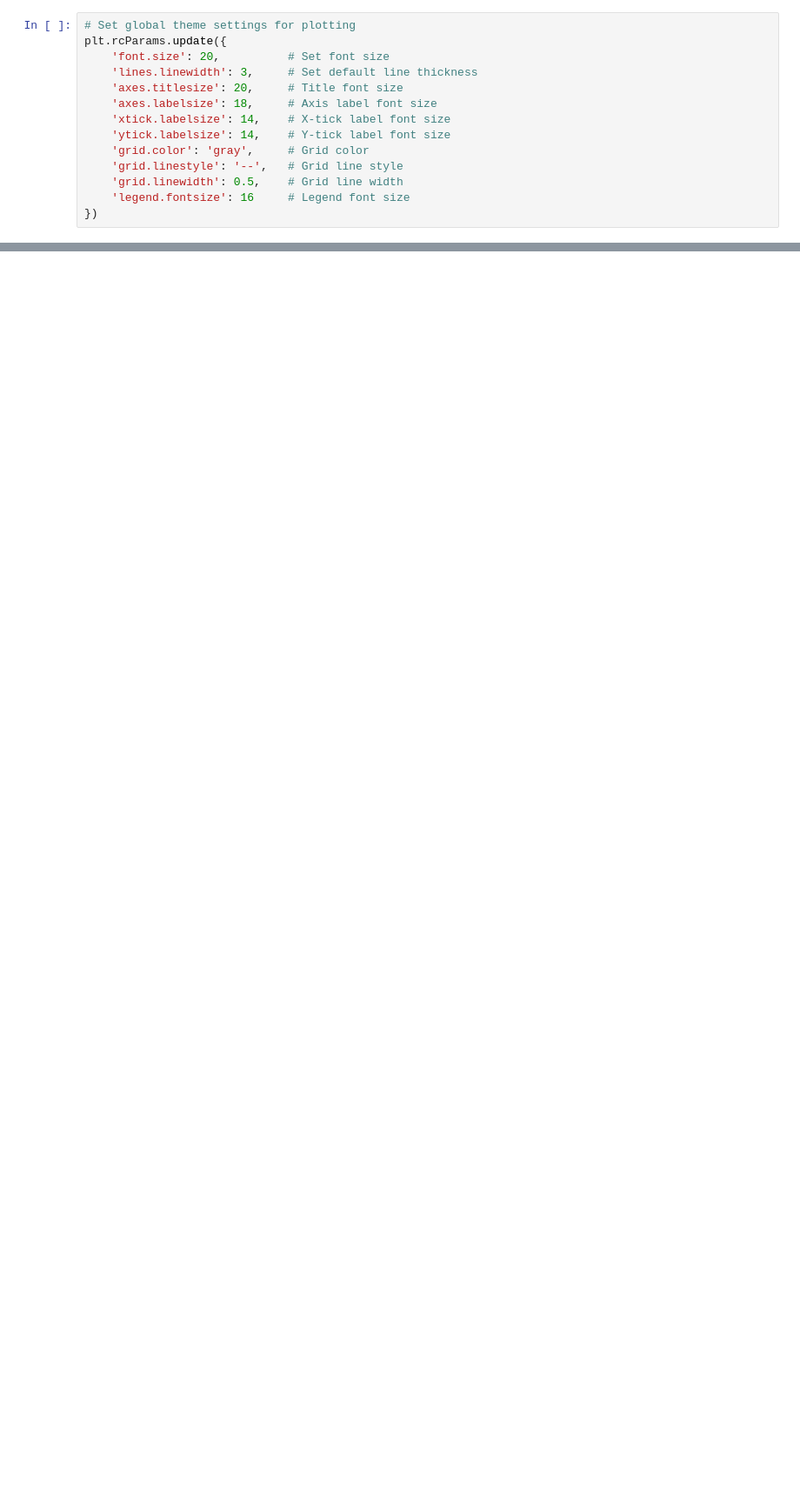
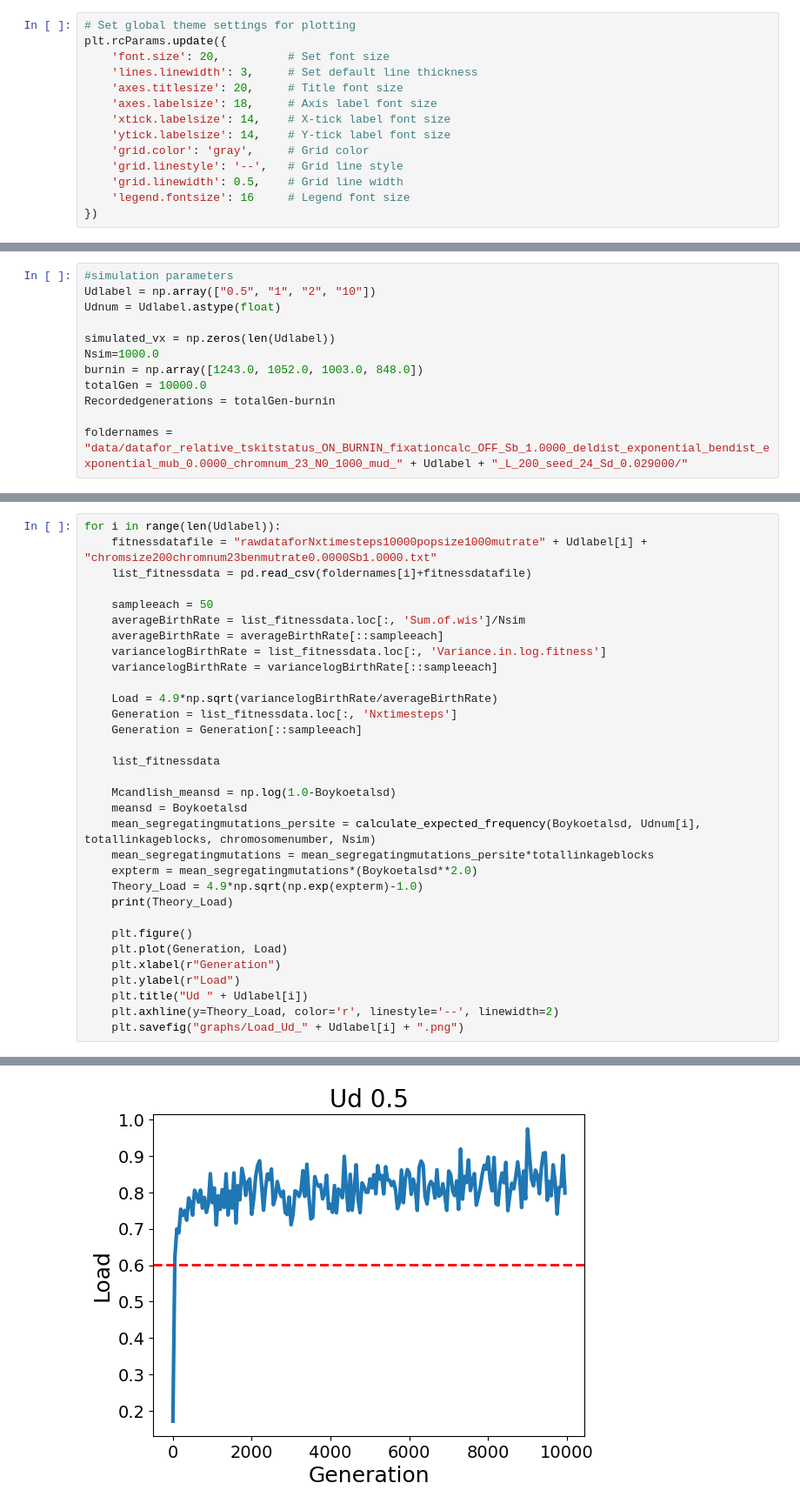
Before and after one commit to ulisesjiu/HighUd_mutationaccumulation, a Jupyter notebook: PfixDFE.ipynb, the cells around one changed output, grey strips where cells are left out. Shown at 87% size. Cells and saved outputs as stored; diff of their text form; blank space fills up the shorter version.

```diff
--- a/PfixDFE.ipynb
+++ b/PfixDFE.ipynb
@@ -115,0 +48,12 @@ plt.savefig('graphs/deterministic_mutationaccumulation.png', dpi=300)
+# %%
+#simulation parameters
+Udlabel = np.array(["0.5", "1", "2", "10"])
+Udnum = Udlabel.astype(float)
+
+simulated_vx = np.zeros(len(Udlabel))
+Nsim=1000.0
+burnin = np.array([1243.0, 1052.0, 1003.0, 848.0])
+totalGen = 10000.0
+Recordedgenerations = totalGen-burnin
+
+foldernames = "data/datafor_relative_tskitstatus_ON_BURNIN_fixationcalc_OFF_Sb_1.0000_deldist_exponential_bendist_exponential_mub_0.0000_chromnum_23_N0_1000_mud_" + Udlabel + "_L_200_seed_24_Sd_0.029000/"
@@ -115,0 +113,33 @@ plt.savefig('graphs/deterministic_mutationaccumulation.png', dpi=300)
+# %%
+for i in range(len(Udlabel)):
+    fitnessdatafile = "rawdataforNxtimesteps10000popsize1000mutrate" + Udlabel[i] + "chromsize200chromnum23benmutrate0.0000Sb1.0000.txt"
+    list_fitnessdata = pd.read_csv(foldernames[i]+fitnessdatafile)
+
+    sampleeach = 50
+    averageBirthRate = list_fitnessdata.loc[:, 'Sum.of.wis']/Nsim
+    averageBirthRate = averageBirthRate[::sampleeach]
+    variancelogBirthRate = list_fitnessdata.loc[:, 'Variance.in.log.fitness']
+    variancelogBirthRate = variancelogBirthRate[::sampleeach]
+
+    Load = 4.9*np.sqrt(variancelogBirthRate/averageBirthRate)
+    Generation = list_fitnessdata.loc[:, 'Nxtimesteps']
+    Generation = Generation[::sampleeach]
+
+    list_fitnessdata
+
+    Mcandlish_meansd = np.log(1.0-Boykoetalsd)
+    meansd = Boykoetalsd
+    mean_segregatingmutations_persite = calculate_expected_frequency(Boykoetalsd, Udnum[i], totallinkageblocks, chromosomenumber, Nsim)
+    mean_segregatingmutations = mean_segregatingmutations_persite*totallinkageblocks
+    expterm = mean_segregatingmutations*(Boykoetalsd**2.0)
+    Theory_Load = 4.9*np.sqrt(np.exp(expterm)-1.0)
+    print(Theory_Load)
+
+    plt.figure()
+    plt.plot(Generation, Load)
+    plt.xlabel(r"Generation")
+    plt.ylabel(r"Load")
+    plt.title("Ud " + Udlabel[i])
+    plt.axhline(y=Theory_Load, color='r', linestyle='--', linewidth=2)
+    plt.savefig("graphs/Load_Ud_" + Udlabel[i] + ".png")
+# %% [output]
@@ -115,0 +150 @@ plt.savefig('graphs/deterministic_mutationaccumulation.png', dpi=300)
+[figure, added]
```
Also changed, not shown: parts of 12 cells of this notebook, 16 other files.
